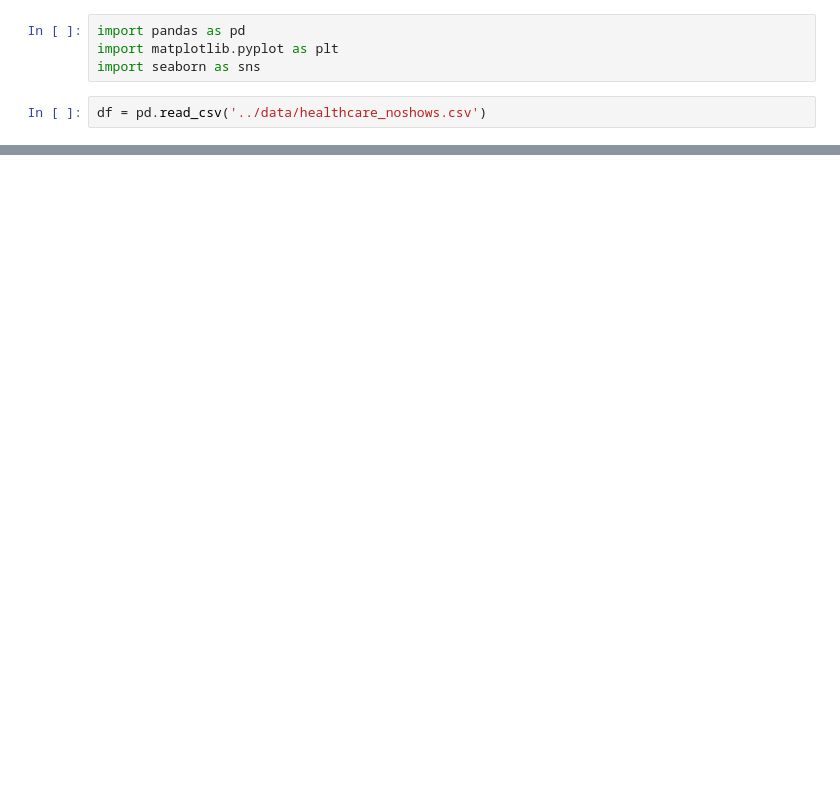
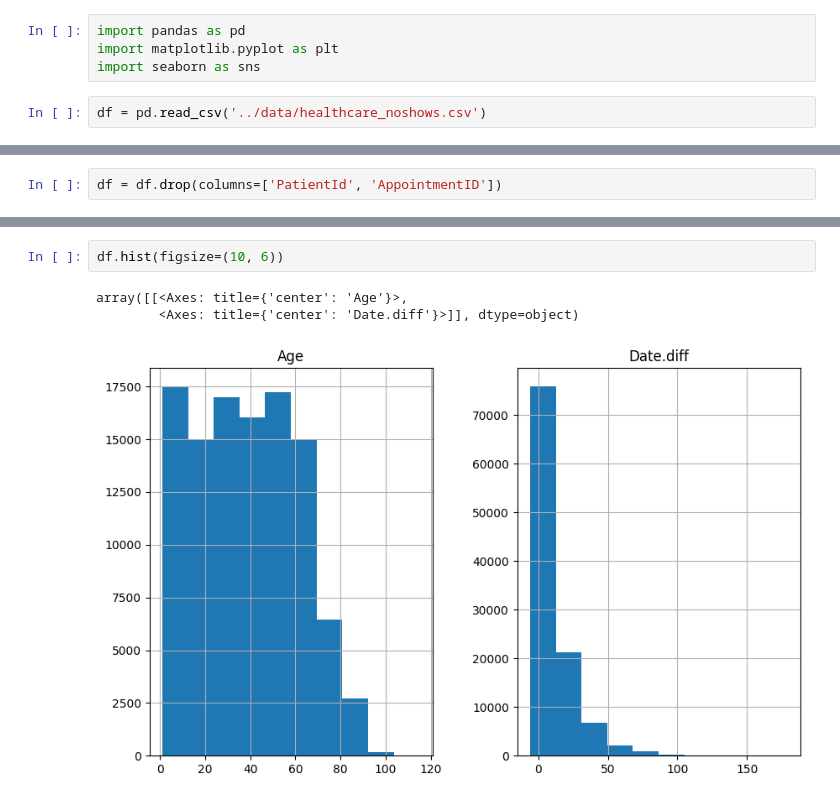
Before and after one commit to lucashcl/ciencia-de-dados, a Jupyter notebook: notebooks/eda.ipynb, the cells around one changed output, grey strips where cells are left out. Drawn from its saved outputs; the diff is of its cells as text; blank space fills up the shorter version.

```diff
--- a/notebooks/eda.ipynb
+++ b/notebooks/eda.ipynb
@@ -15,0 +7,2 @@ df.head()
+# %%
+df = df.drop(columns=['PatientId', 'AppointmentID'])
@@ -15,0 +76,6 @@ df.head()
+# %%
+df.hist(figsize=(10, 6))
+# %% [output]
+array([[<Axes: title={'center': 'Age'}>,
+        <Axes: title={'center': 'Date.diff'}>]], dtype=object)
+[figure, added]
```
Also changed, not shown: parts of 9 cells of this notebook.
